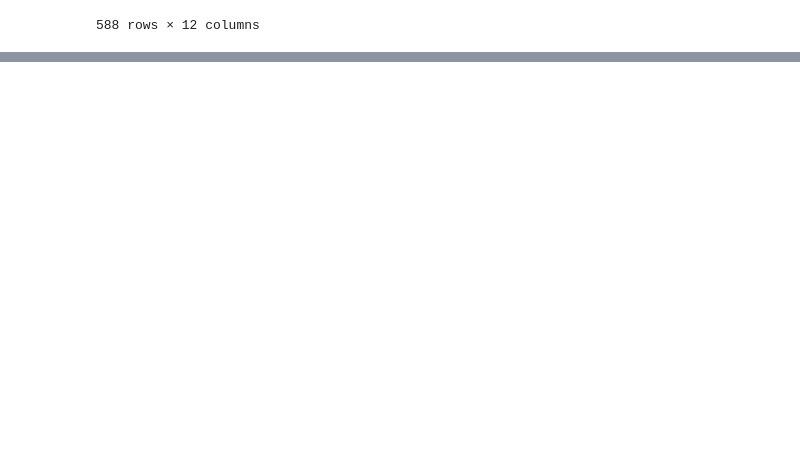
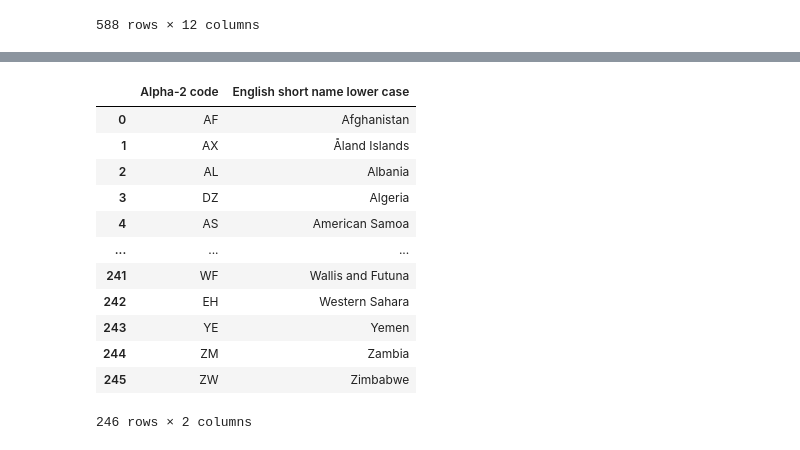
Before and after one commit to kealvarez/project3, a Jupyter notebook: resources/dataCleaning.ipynb, the cells around one changed output, grey strips where cells are left out. Drawn from its saved outputs; the diff is of its cells as text; code cells hidden in the pictures; blank space fills up the shorter version.

```diff
--- a/resources/dataCleaning.ipynb
+++ b/resources/dataCleaning.ipynb
@@ -67,0 +87,17 @@ fullTime.to_csv("FullTimeEmployeeData.csv", encoding='utf-8', index=False)
+# %%
+cleanCodes = countryCodes[['Alpha-2 code', 'English short name lower case']].copy()
+cleanCodes
+# %% [output]
+|  | Alpha-2 code | English short name lower case |
+| 0 | AF | Afghanistan |
+| 1 | AX | Åland Islands |
+| 2 | AL | Albania |
+| 3 | DZ | Algeria |
+| 4 | AS | American Samoa |
+| ... | ... | ... |
+| 241 | WF | Wallis and Futuna |
+| 242 | EH | Western Sahara |
+| 243 | YE | Yemen |
+| 244 | ZM | Zambia |
+| 245 | ZW | Zimbabwe |
+246 rows × 2 columns
```
Also changed, not shown: parts of 5 cells of this notebook, 3 other files.
